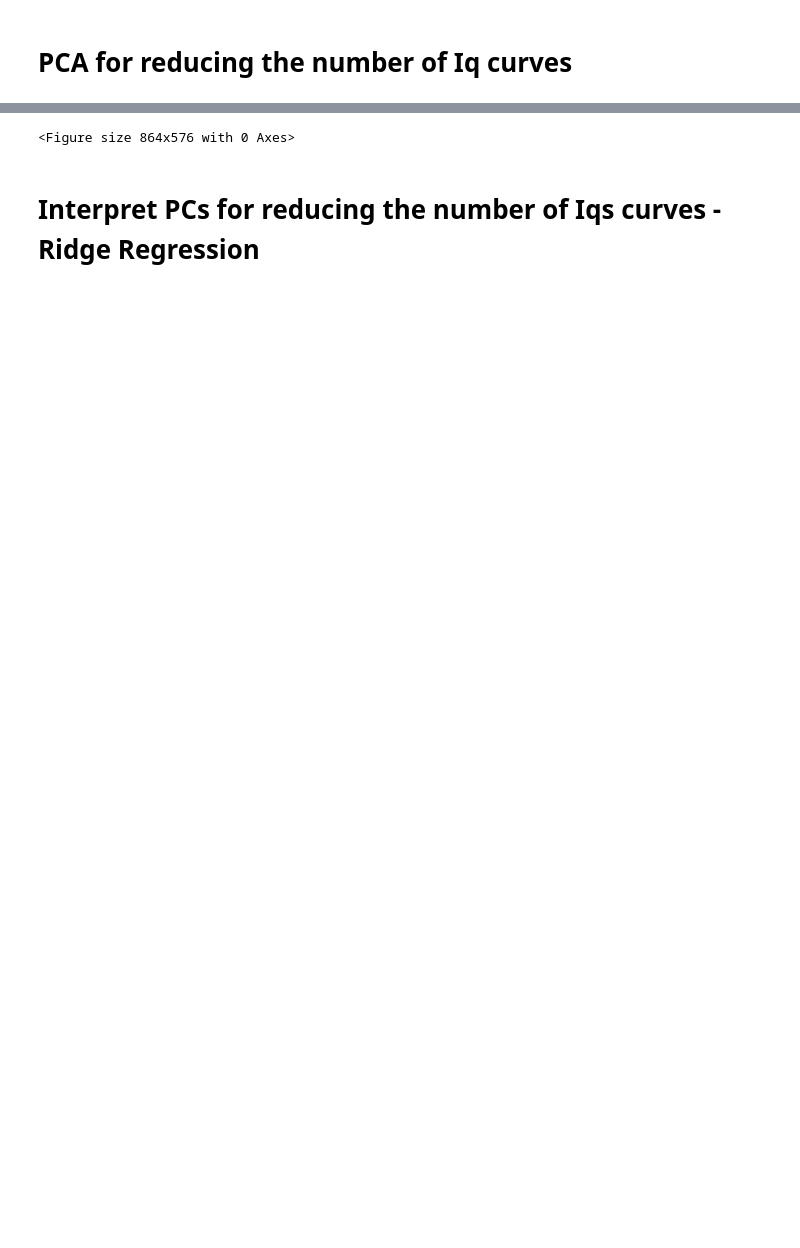
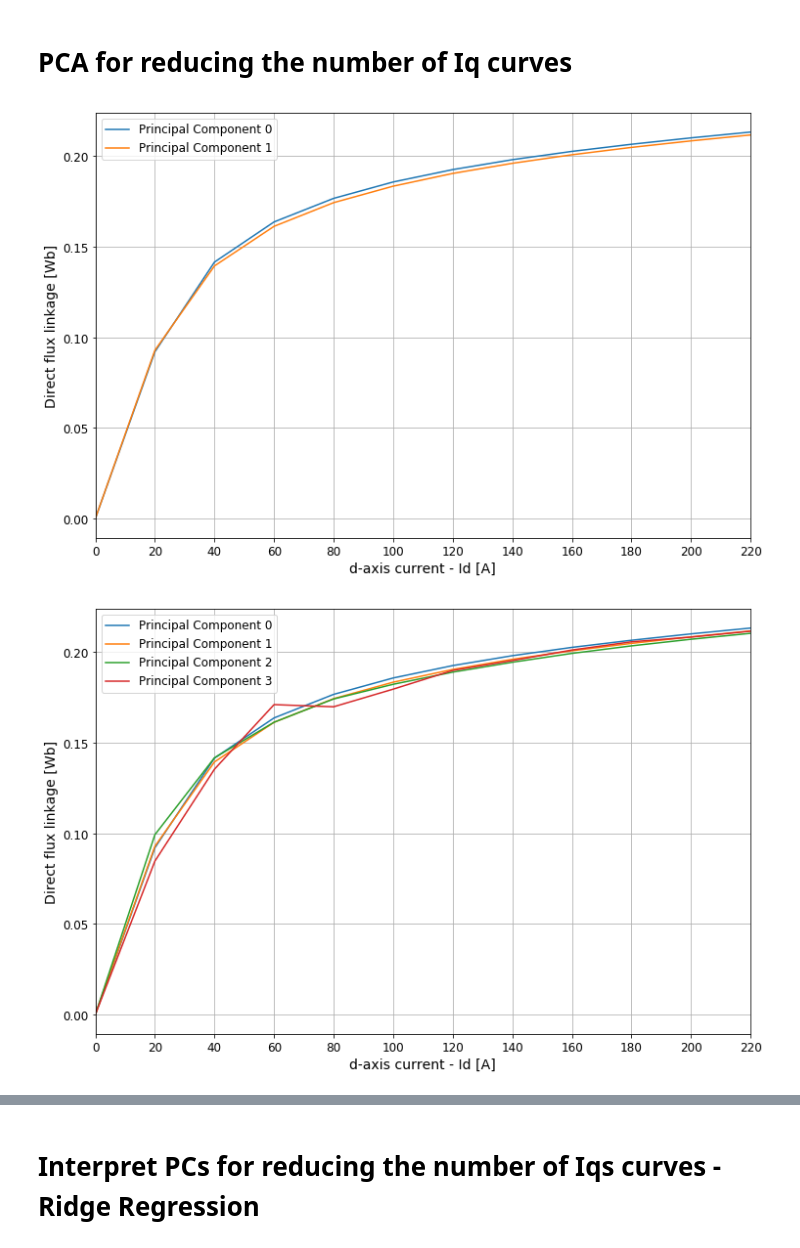
Before and after one commit to gleotescu/iq_interpolation, a Jupyter notebook: curve.ipynb, the cells around one changed output, grey strips where cells are left out. Drawn from its saved outputs; the diff is of its cells as text; code cells hidden in the pictures; blank space fills up the shorter version.

```diff
--- a/curve.ipynb
+++ b/curve.ipynb
@@ -146,16 +146,16 @@ for comp in no_of_comps:
     components = pca_reduce_curves.components_
     components = scaler.inverse_transform(components)
 
-#     for idx in range(components.shape[0]):
-#         plt.plot(ids, components[idx, :], label='Principal Component %d'%idx)
-#         plt.xlabel(xLabel,fontsize=14)
-#         plt.ylabel(yLabel,fontsize=14)
-#         plt.legend(fontsize=12)
-#         plt.xticks(list(range(0, 240, 20)))
-#         plt.xlim(0, 220)
-#     plt.grid()
-#     plt.savefig('TOP{}PrincipalComponents.png'.format(comp), dpi = 200)
-#     plt.show()
+    for idx in range(components.shape[0]):
+        plt.plot(ids, components[idx, :], label='Principal Component %d'%idx)
+        plt.xlabel(xLabel,fontsize=14)
+        plt.ylabel(yLabel,fontsize=14)
+        plt.legend(fontsize=12)
+        plt.xticks(list(range(0, 240, 20)))
+        plt.xlim(0, 220)
+    plt.grid()
+    plt.savefig('TOP{}PrincipalComponents.png'.format(comp), dpi = 200)
+    plt.show()
 
     error = (flux - projected_unscaled) ** 2
     error = np.sum(error, axis=1)
@@ -173,30 +173,32 @@ for comp in no_of_comps:
         row_PC = [i]
         for value in component:
             row_PC.append(value)
         i+=1
         rows_PC.append(row_PC)
 
     # average contribution of each feature
     avg_weights = np.mean(abs(pca_reduce_curves.components_), axis=0)
     weights.append(avg_weights.tolist())
 #     avg_weights_data. append()
     avg_Iqs_weights_rows.append([comp] + avg_weights.tolist())
 
 # print PC meaning
 # print ("Meaning of the %d components(Weights for each IQ curve)"  %comp)
 # table_PC = plotTable(headers=headers_PC, rows=rows_PC, column_width=True, precision=5)
 # print(table_PC)
 
 # print errors in table
 # print('Loss ( sum squared error * 10 ^ 6)')
 np_weights = np.asarray(weights, dtype=np.float32)
 
 data = np_weights.T
 
 df_weights = df(data = np.round(np_weights.T, 1), index = iqs, columns = no_of_comps)
 print(df_weights)
 df_weights.to_csv('average_weights_of_PCA_curves.csv')
 # print('Average contribution of each curve -- for diff num of components')
 # table = plotTable(avg_Iqs_weights_headers, avg_Iqs_weights_rows)
 # print(table)
 # %% [output]
+[figure, added]
+[figure, added]
@@ -220,4 +219,3 @@ df_weights.to_csv('average_weights_of_PCA_curves.csv')
-<Figure size 864x576 with 0 Axes>
 # %% [markdown]
 # Interpret PCs for reducing the number of Iqs curves - Ridge Regression
 # %%
```
Also changed, not shown: parts of 6 cells of this notebook, 50 other files.
